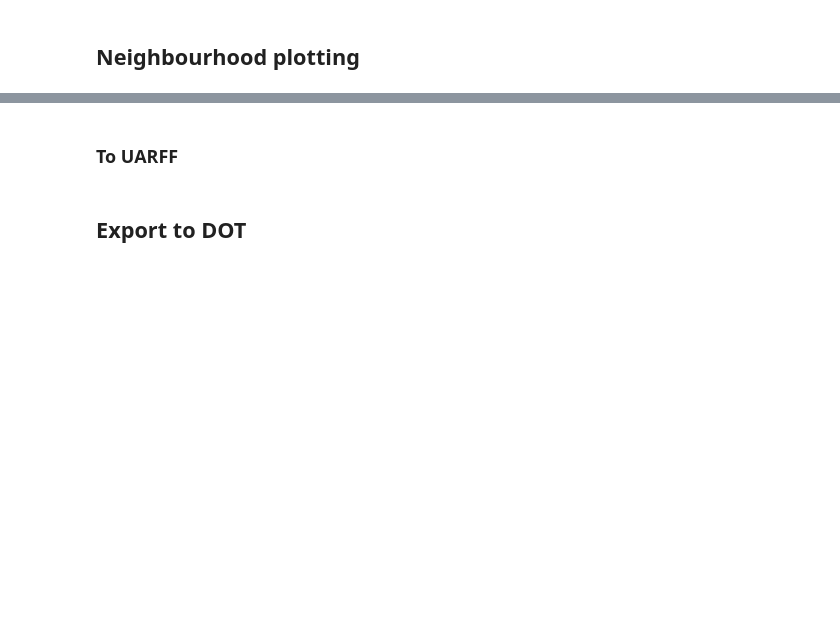
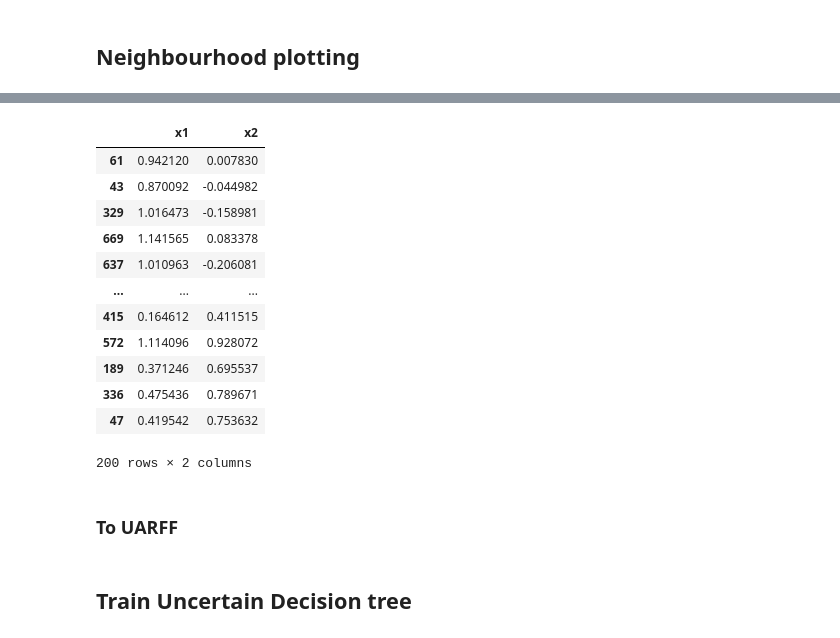
Before and after one commit to sbobek/lux, a Jupyter notebook: lux_intuition_example.ipynb, the cells around one changed output, grey strips where cells are left out. Saved outputs shown, nothing was run; the diff lists cells and outputs as text; code cells hidden in the pictures; blank space fills up the shorter version.

```diff
--- a/lux_intuition_example.ipynb
+++ b/lux_intuition_example.ipynb
@@ -415,3 +431,19 @@ fig.savefig('neighbourhood.png')
+# %%
+X_train_sample
+# %% [output]
+|  | x1 | x2 |
+| 61 | 0.942120 | 0.007830 |
+| 43 | 0.870092 | -0.044982 |
+| 329 | 1.016473 | -0.158981 |
+| 669 | 1.141565 | 0.083378 |
+| 637 | 1.010963 | -0.206081 |
+| ... | ... | ... |
+| 415 | 0.164612 | 0.411515 |
+| 572 | 1.114096 | 0.928072 |
+| 189 | 0.371246 | 0.695537 |
+| 336 | 0.475436 | 0.789671 |
+| 47 | 0.419542 | 0.753632 |
+200 rows × 2 columns
 # %% [markdown]
 ### To UARFF
 # %%
@@ -427,2 +458,0 @@ with open('lux.numeric.arff', 'w') as file:
-# %% [markdown]
-## Export to DOT
@@ -430,0 +459,2 @@ with open('lux.numeric.arff', 'w') as file:
+# %% [markdown]
+## Train Uncertain Decision tree
```
Also changed, not shown: parts of 24 cells of this notebook, 2 other files.
